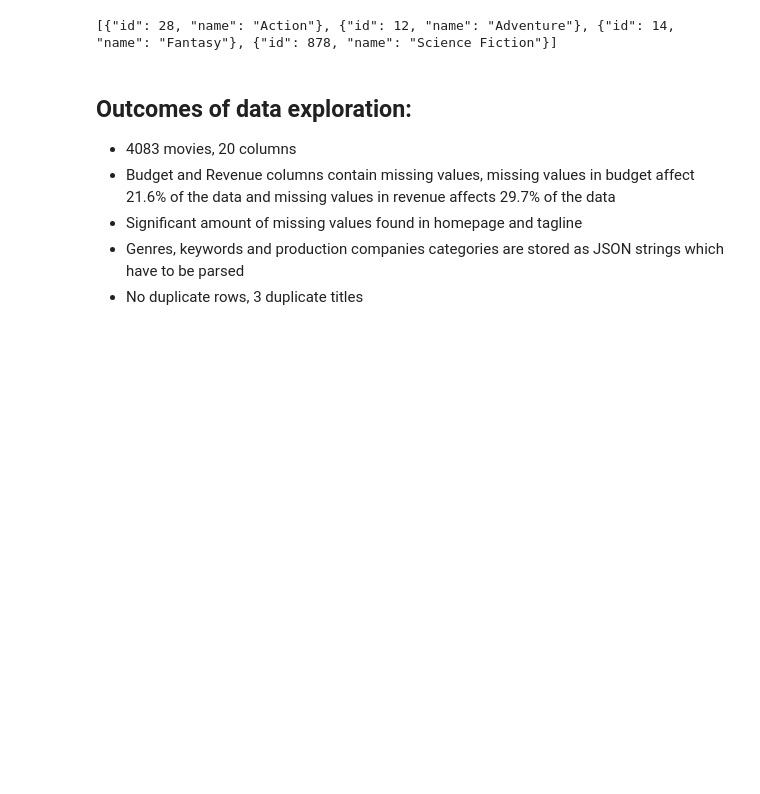
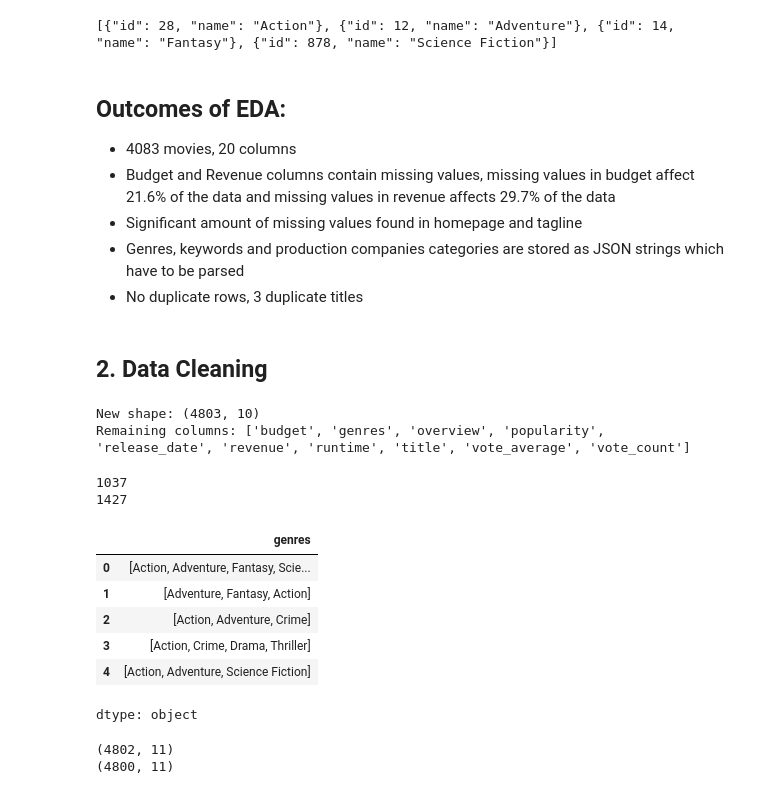
Before and after one commit to Ishan-Mishra21/Movies-EDA, a Jupyter notebook: MoviesEDA.ipynb, the cells around one changed output. Cells and saved outputs as stored; diff of their text form; code cells hidden in the pictures; blank space fills up the shorter version.

Commit message:
Data Pre-Processing
- Dropped unused columns
- Missing value analysis and handling
- JSON string parsing in "genres" column

```diff
--- a/MoviesEDA.ipynb
+++ b/MoviesEDA.ipynb
@@ -87,9 +90,55 @@ print(df['genres'].iloc[0])
 # %% [output]
 [{"id": 28, "name": "Action"}, {"id": 12, "name": "Adventure"}, {"id": 14, "name": "Fantasy"}, {"id": 878, "name": "Science Fiction"}]
 # %% [markdown]
-## Outcomes of data exploration:
+## Outcomes of EDA:
 - 4083 movies, 20 columns
 - Budget and Revenue columns contain missing values, missing values in budget affect 21.6% of the data and missing values in revenue affects 29.7% of the data
 - Significant amount of missing values found in homepage and tagline
 - Genres, keywords and production companies categories are stored as JSON strings which have to be parsed
 - No duplicate rows, 3 duplicate titles
+# %% [markdown]
+## 2. Data Cleaning
+# %%
+#Dropping columns which are not required
+df = df.drop(columns = ["homepage", "tagline", "keywords", "spoken_languages", "production_companies", "production_countries", "status", "original_language", "original_title", "id"])
+print(f"New shape: {df.shape}")
+print(f"Remaining columns: {df.columns.tolist()}")
+# %% [output]
+New shape: (4803, 10)
+Remaining columns: ['budget', 'genres', 'overview', 'popularity', 'release_date', 'revenue', 'runtime', 'title', 'vote_average', 'vote_count']
+# %%
+#Replacing 0s for missing values with NaN so they can still be analysed
+df["budget"] = df["budget"].replace(0,np.nan)
+print(df["budget"].isna().sum()) #checking if all 0s were correctly replaced, if the replacement has been done right then this sum should equal the number of 0s found in the budget column (1037) earlier
+#Repeating same process for revenue
+df["revenue"] = df["revenue"].replace(0,np.nan)
+print(df["revenue"].isna().sum()) #should be 1427 if done right
+# %% [output]
+1037
+1427
+# %%
+#JSON parsing
+df["genres"] = df["genres"].apply(lambda x: [d["name"] for d in json.loads(x)]) #a lambda function to loop through every row and extract the list of genre name(s) from each JSON "dictionary"
+df["genres"].head()
+# %% [output]
+|  | genres |
+| 0 | [Action, Adventure, Fantasy, Scie... |
+| 1 | [Adventure, Fantasy, Action] |
+| 2 | [Action, Adventure, Crime] |
+| 3 | [Action, Crime, Drama, Thriller] |
+| 4 | [Action, Adventure, Science Fiction] |
+dtype: object
+# %%
+#Converting the release_date column to standard date time format as they are currently stored in YYYY-MM-DD format but as strings
+df["release_date"] = pd.to_datetime(df["release_date"])
+#Extracting the year as a new column (needed later on)
+df["Release_Year"] = df["release_date"].dt.year
+#Dropping rows with missing release date, minimal in number, easier to just drop than to deal with
+df = df.dropna(subset = ["release_date"])
+print(df.shape) #previous shape was 4803 x 11, new shape should be 4802 x 11 as there is only one row with missing value in release date
+#Dropping 2 rows of runtime as well as they contain missing values
+df = df.dropna(subset = ["runtime"])
+print(df.shape) #new shape should be 4800 x 11
+# %% [output]
+(4802, 11)
+(4800, 11)
```
Also changed, not shown: parts of 6 cells of this notebook.
